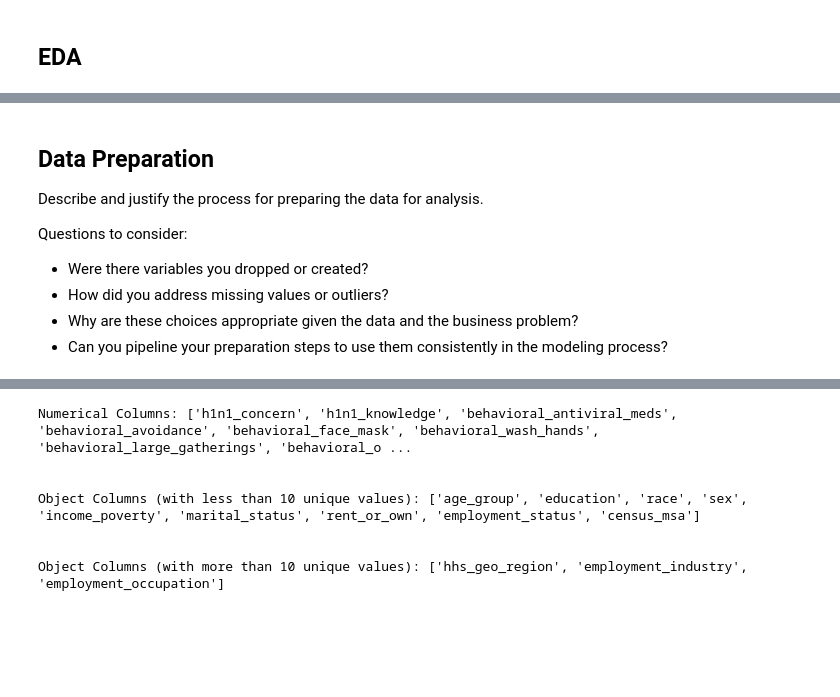
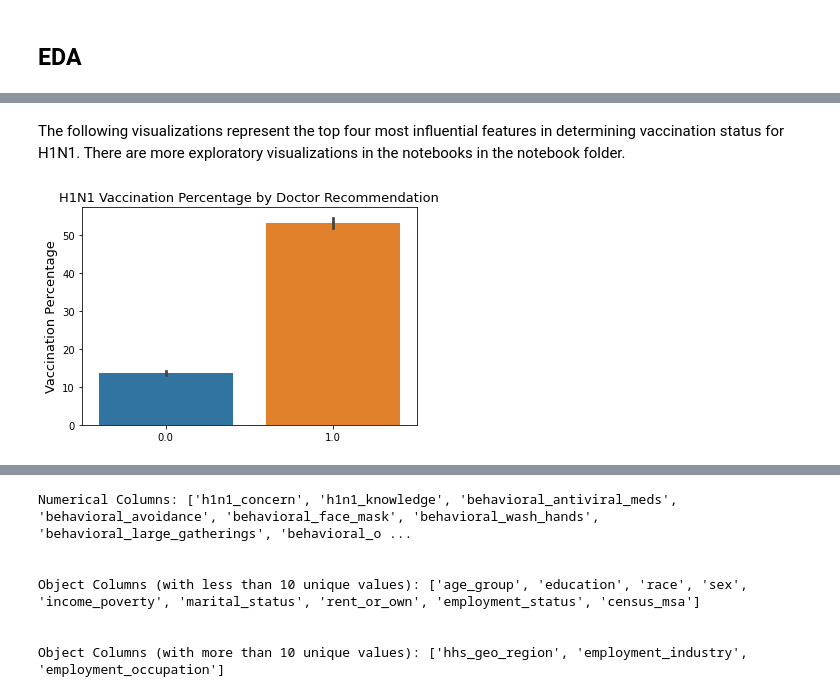
Before and after one commit to emykes/Flu_Vaccination_ML, a Jupyter notebook: Project3_Main_Notebook.ipynb, the cells around one changed output, grey strips where cells are left out. Drawn from its saved outputs; the diff is of its cells as text; code cells hidden in the pictures; blank space fills up the shorter version.

Commit message:
finished updating main notebook

```diff
--- a/Project3_Main_Notebook.ipynb
+++ b/Project3_Main_Notebook.ipynb
@@ -314,11 +267,13 @@ plt.tight_layout();
-# %% [markdown]
-## Data Preparation
-
-Describe and justify the process for preparing the data for analysis.
-
-Questions to consider:
-
-- Were there variables you dropped or created?
-- How did you address missing values or outliers?
-- Why are these choices appropriate given the data and the business problem?
-- Can you pipeline your preparation steps to use them consistently in the modeling process?
+# %% [markdown]
+The following visualizations represent the top four most influential features in determining vaccination status for H1N1. There are more exploratory visualizations in the notebooks in the notebook folder.
+# %%
+# Making a copy of main dataframe to use for visualizations
+df2 = df.copy()
+# %%
+# Graph for relationship between H1N1 vaccination and Doctor recommendation
+dr = sns.barplot(x=df2['doctor_recc_h1n1'].dropna(), y=df2['h1n1_vaccine']*100)
+dr.set_xlabel('')
+dr.set_ylabel('Vaccination Percentage', fontsize=13)
+dr.set_title('H1N1 Vaccination Percentage by Doctor Recommendation', fontsize=13);
+# %% [output]
+[figure, added]
```
Also changed, not shown: parts of 94 cells of this notebook.
